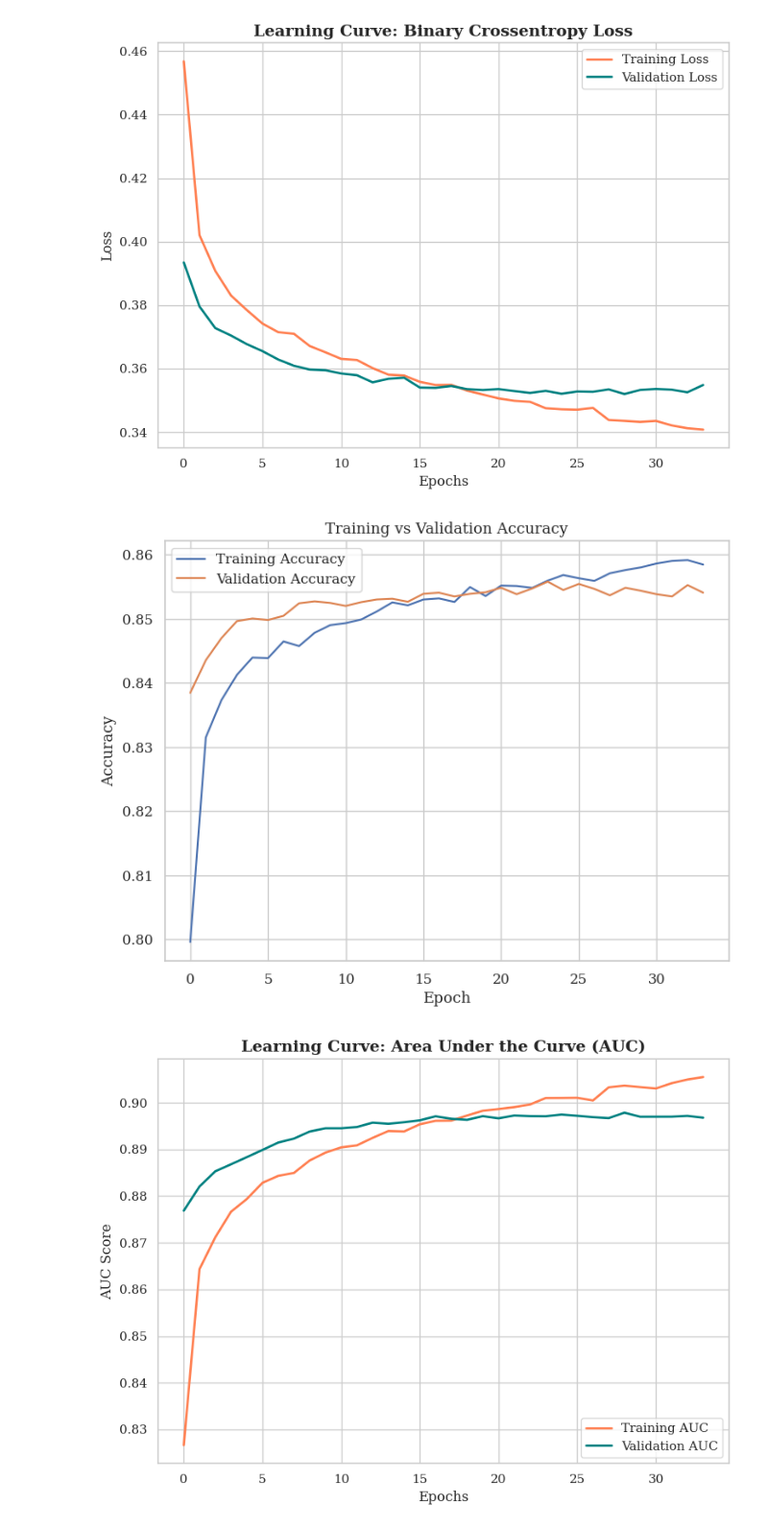
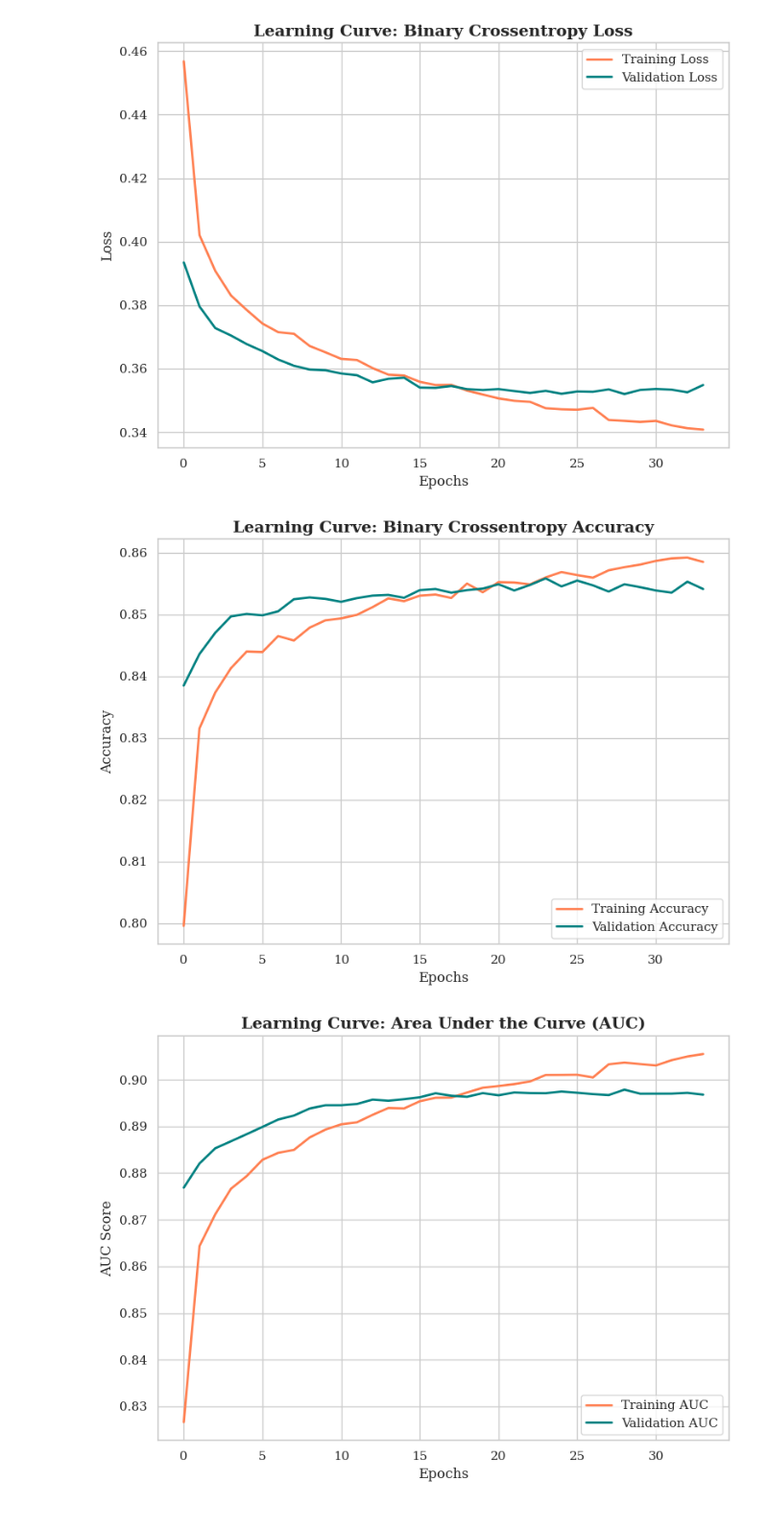
Before and after one commit to KhooLayHan/odl-project, a Jupyter notebook: main.ipynb, the cells around one changed output. Shown at 96% size. Cells and saved outputs as stored; diff of their text form; code cells hidden in the pictures.

Commit message:
fixing plots final

```diff
--- a/main.ipynb
+++ b/main.ipynb
@@ -1160,26 +1130,52 @@ plt.show()
 # %% [output]
 [figure]
 # %%
-
+# Panel 4: Training vs. Validation Accuracy Curve
 plt.figure(figsize=(8,6))
 
 plt.plot(
     history_final.history["accuracy"],
-    label="Training Accuracy"
+    label="Training Accuracy",
+    color="coral",
+    linewidth=2
 )
 plt.plot(
     history_final.history["val_accuracy"],
-    label="Validation Accuracy"
+    label="Validation Accuracy",
+    color="teal",
+    linewidth=2
 )
 
-plt.xlabel("Epoch")
+plt.xlabel("Epochs")
 plt.ylabel("Accuracy")
-plt.title("Training vs Validation Accuracy")
-plt.legend()
+plt.title("Learning Curve: Binary Crossentropy Accuracy", fontsize=14, fontweight="bold")
+plt.legend(loc="lower right")
 plt.grid(True)
 
 plt.tight_layout()
 plt.show()
+
+# plt.plot(
+#     history_final.history["loss"],
+#     label="Training Loss",
+#     color="coral",
+#     linewidth=2
+# )
+# plt.plot(
+#     history_final.history["val_loss"],
+#     label="Validation Loss",
+#     color="teal",
+#     linewidth=2
+# )
+
+# plt.xlabel("Epochs")
+# plt.ylabel("Loss")
+# plt.title("Learning Curve: Binary Crossentropy Loss", fontsize=14, fontweight="bold")
+# plt.legend(loc="upper right")
+# plt.grid(True)
+
+# plt.tight_layout()
+# plt.show()
 # %% [output]
-[figure, old version]
+[figure, new version]
 # %%
```
Also changed, not shown: parts of 5 cells of this notebook.
